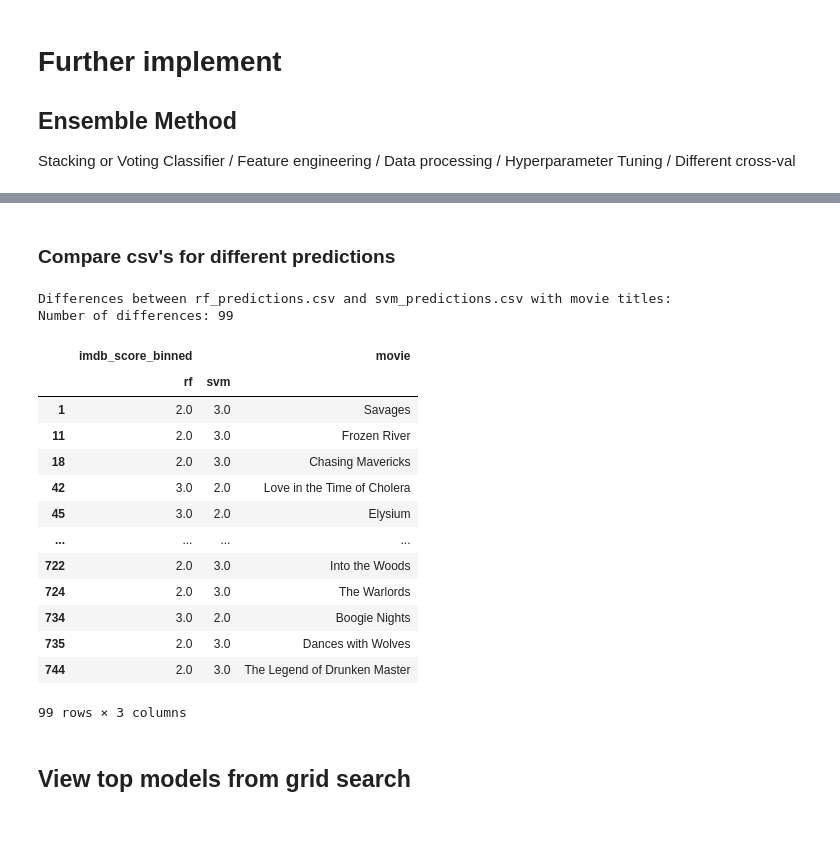
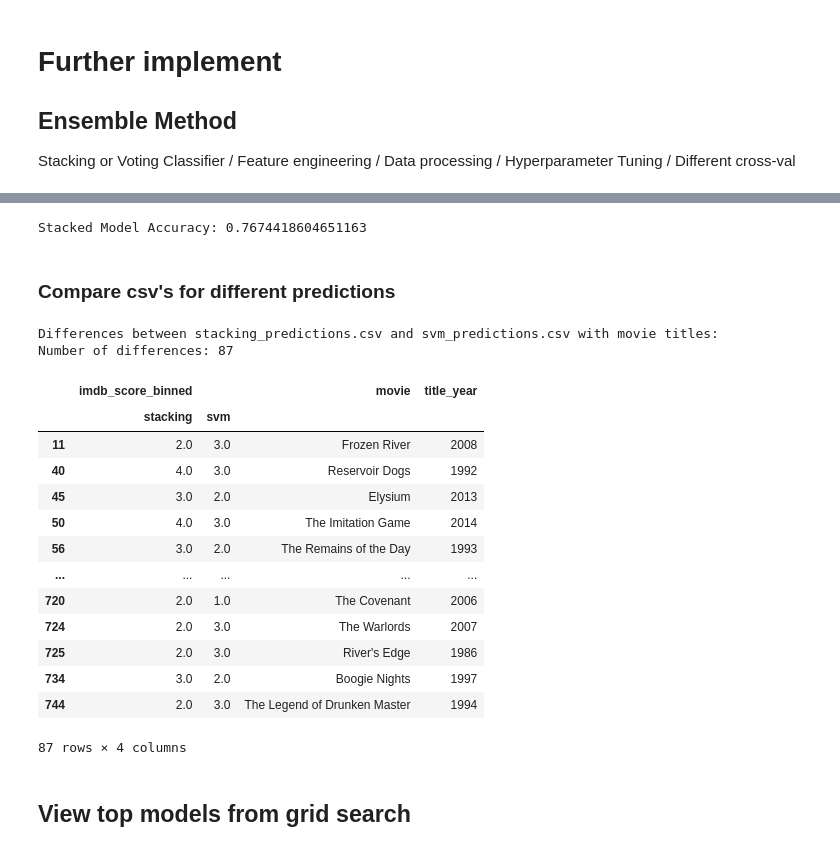
Before and after one commit to JZYNX/ML-assignment-2, a Jupyter notebook: COMP30027-Project2.ipynb, the cells around one changed output, grey strips where cells are left out. Drawn from its saved outputs; the diff is of its cells as text; code cells hidden in the pictures.

Commit message:
stacking predictions

```diff
--- a/COMP30027-Project2.ipynb
+++ b/COMP30027-Project2.ipynb
@@ -1082,51 +1102,82 @@ prediction_df = pd.DataFrame({'id': range(1, len(ensemble_predictions) + 1), 'im
 
 # Write the predictions to a CSV file
 prediction_df.to_csv('ensemble_predictions.csv', index=False)
+# %%
+base_models = [
+    ('knn', knn_best_model),
+    ('svm', svm_best_model),
+    ('rf', rf_best_model),
+    ('logreg', reg_best_model)
+]
+
+stacked_model = StackingClassifier(
+    estimators=base_models,
+    final_estimator=LogisticRegression(max_iter=1000)
+)
+
+stacked_model.fit(X_train, y_train)
+
+# Evaluate the stacked model
+accuracy = stacked_model.score(X_val, y_val)
+print("Stacked Model Accuracy:", accuracy)
+
+stacking_predictions = stacked_model.predict(X_test)
+
+# Create a DataFrame to store the predictions
+prediction_df = pd.DataFrame({'id': range(1, len(stacking_predictions) + 1), 'imdb_score_binned': stacking_predictions})
+
+# Write the predictions to a CSV file
+prediction_df.to_csv('stacking_predictions.csv', index=False)
+# %% [output]
+Stacked Model Accuracy: 0.7674418604651163
 # %% [markdown]
 ### Compare csv's for different predictions
 # %%
-csv1 = 'rf_predictions.csv'
+csv1 = 'stacking_predictions.csv'
 csv2 = 'svm_predictions.csv'
 
 df1_name = csv1.split('_')[0]
 df2_name = csv2.split('_')[0]
 
 # Read the first CSV file
 df1 = pd.read_csv(csv1)
 
 # Read the second CSV file
 df2 = pd.read_csv(csv2)
 
 # Compare the two DataFrames
 differences = df1.compare(df2)
 differences = differences.rename(columns={'self': df1_name, 'other': df2_name})
 
 # Print the differences
 print("Differences between", csv1, "and", csv2, "with movie titles:")
 print("Number of differences:", len(differences))
 
 movie_titles = pd.read_csv("project_data/test_dataset.csv").loc[differences.index, 'movie_title']
+title_years = pd.read_csv("project_data/test_dataset.csv").loc[differences.index, 'title_year']
+
 differences['movie'] = movie_titles
+differences['title_year'] = title_years
 
 # Join movie titles to differences DataFrame
 display(differences)
 # %% [output]
-Differences between rf_predictions.csv and svm_predictions.csv with movie titles:
-Number of differences: 99
+Differences between stacking_predictions.csv and svm_predictions.csv with movie titles:
+Number of differences: 87
-|  | imdb_score_binned |  | movie |
-|  | rf | svm |  |
-| 1 | 2.0 | 3.0 | Savages |
-| 11 | 2.0 | 3.0 | Frozen River |
-| 18 | 2.0 | 3.0 | Chasing Mavericks |
-| 42 | 3.0 | 2.0 | Love in the Time of Cholera |
-| 45 | 3.0 | 2.0 | Elysium |
-| ... | ... | ... | ... |
-| 722 | 2.0 | 3.0 | Into the Woods |
-| 724 | 2.0 | 3.0 | The Warlords |
-| 734 | 3.0 | 2.0 | Boogie Nights |
-| 735 | 2.0 | 3.0 | Dances with Wolves |
-| 744 | 2.0 | 3.0 | The Legend of Drunken Master |
+|  | imdb_score_binned |  | movie | title_year |
+|  | stacking | svm |  |  |
+| 11 | 2.0 | 3.0 | Frozen River | 2008 |
+| 40 | 4.0 | 3.0 | Reservoir Dogs | 1992 |
+| 45 | 3.0 | 2.0 | Elysium | 2013 |
+| 50 | 4.0 | 3.0 | The Imitation Game | 2014 |
+| 56 | 3.0 | 2.0 | The Remains of the Day | 1993 |
+| ... | ... | ... | ... | ... |
+| 720 | 2.0 | 1.0 | The Covenant | 2006 |
+| 724 | 2.0 | 3.0 | The Warlords | 2007 |
+| 725 | 2.0 | 3.0 | River's Edge | 1986 |
+| 734 | 3.0 | 2.0 | Boogie Nights | 1997 |
+| 744 | 2.0 | 3.0 | The Legend of Drunken Master | 1994 |
-99 rows × 3 columns
+87 rows × 4 columns
 # %% [markdown]
 ## View top models from grid search
 # %%
```
Also changed, not shown: parts of 21 cells of this notebook, 3 other files.
